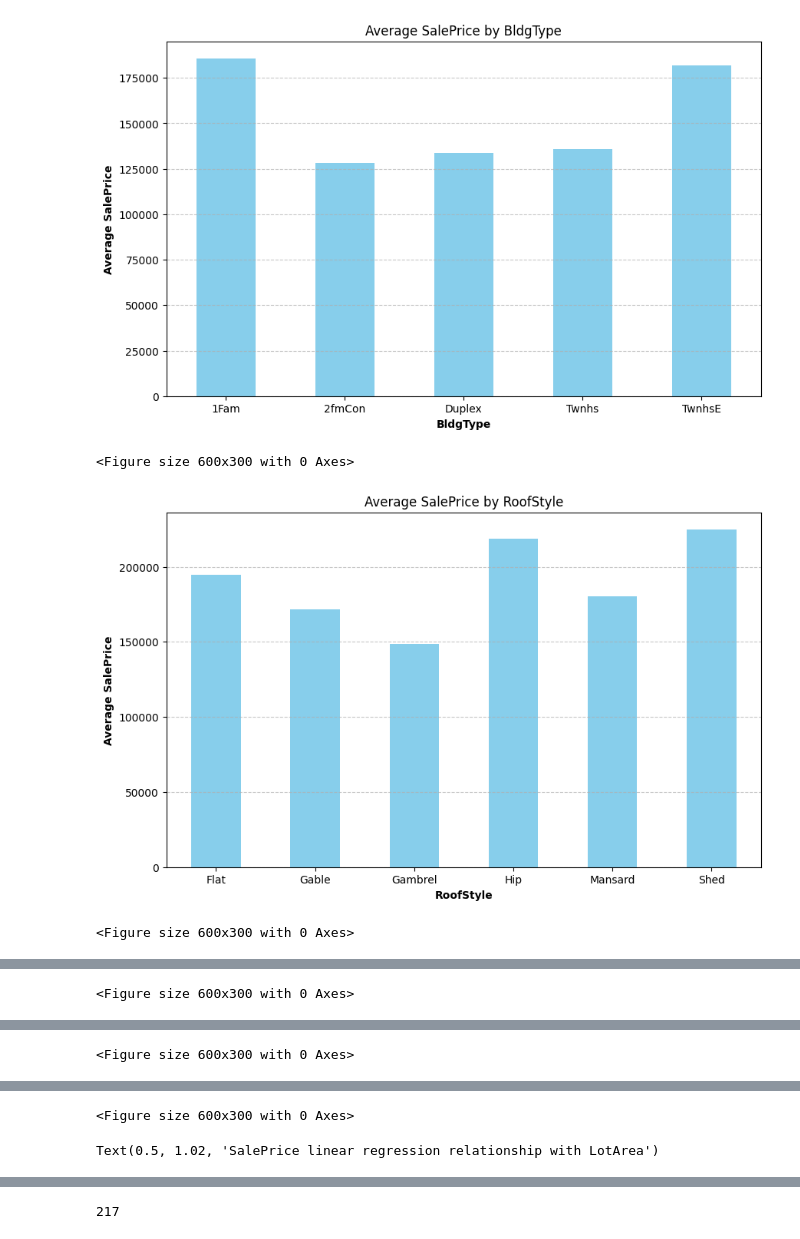
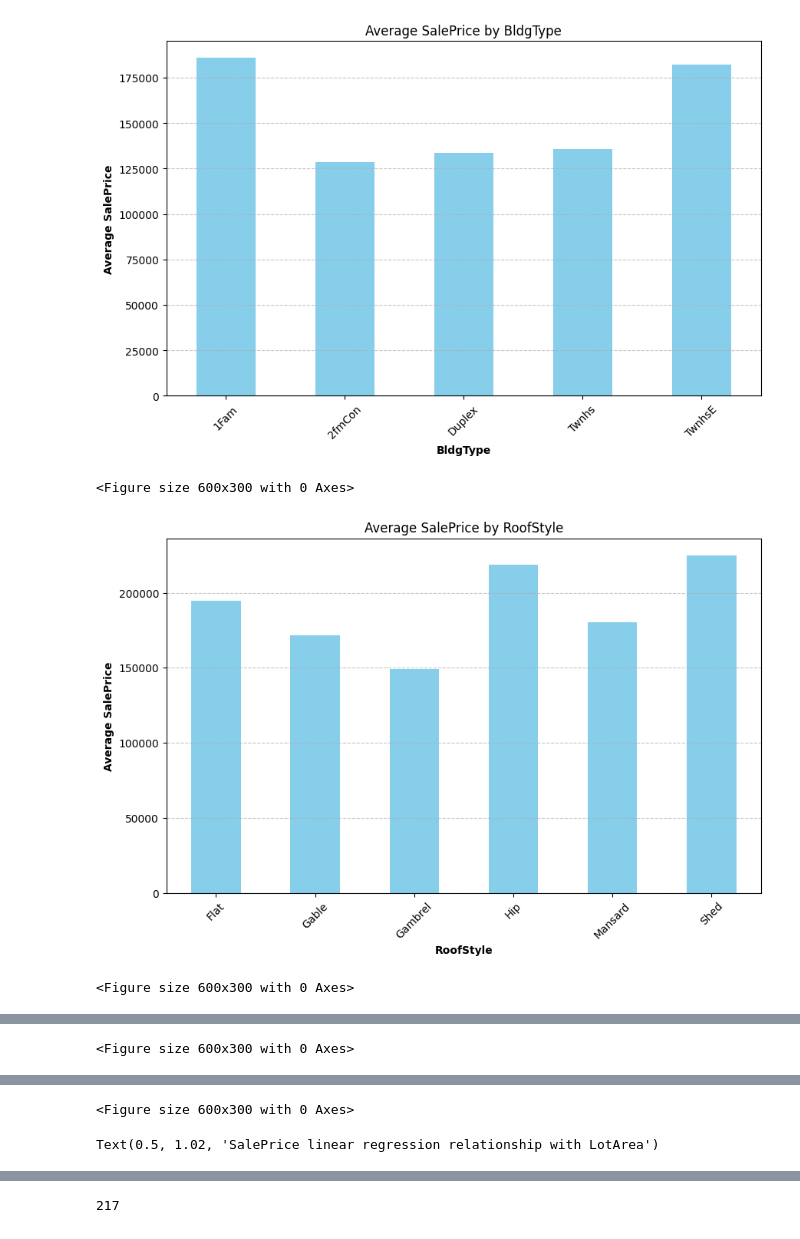
Before and after one commit to dana-fatemeh/Final-ML-Project, a Jupyter notebook: final-prj.ipynb, the cells around one changed output, grey strips where cells are left out. Saved outputs shown, nothing was run; the diff lists cells and outputs as text; code cells hidden in the pictures.

```diff
--- a/final-prj.ipynb
+++ b/final-prj.ipynb
@@ -52,29 +53,29 @@ data
 # %%
 # Plots to make better guesses on ordinal data selection:
 
 def ordinal_plot(ord_feat_name : str, num_feat_name : str):
     avg_price_by_feature = data.groupby(ord_feat_name)[num_feat_name].mean()
     avg_price_by_feature.plot.bar(figsize=(10, 6), color='skyblue', rot=0)
 
     plt.title(f'Average {num_feat_name} by {ord_feat_name}')
     plt.xlabel(f'{ord_feat_name}', fontweight='bold')
     plt.ylabel(f'Average {num_feat_name}', fontweight='bold')
     plt.grid(axis='y', linestyle='--', alpha=0.7)
+    plt.xticks(rotation=45)
 
     plt.figure(figsize=(6, 3))
     plt.tight_layout()
     plt.show()
 
 ordinal_plot("BldgType",'SalePrice')
 ordinal_plot('RoofStyle','SalePrice')
 ordinal_plot('LandContour','SalePrice')
-ordinal_plot('HouseStyle','LotArea')
-ordinal_plot('HouseStyle','SalePrice')
+ordinal_plot('Neighborhood','SalePrice')
 
 plot1 = sns.jointplot(x='SalePrice',y='LotArea',data=data,kind="reg",color="green", joint_kws={'line_kws':{'color':'cyan'}})
 plot1.figure.suptitle("SalePrice linear regression relationship with LotArea", y=1.02)
 # %% [output]
-[figure, old version]
+[figure, new version]
 <Figure size 600x300 with 0 Axes>
-[figure, old version]
+[figure, new version]
 <Figure size 600x300 with 0 Axes>
@@ -84 +85,2 @@ plot1.figure.suptitle("SalePrice linear regression relationship with LotArea", y
 <Figure size 600x300 with 0 Axes>
+Text(0.5, 1.02, 'SalePrice linear regression relationship with LotArea')
@@ -86,2 +87,0 @@ plot1.figure.suptitle("SalePrice linear regression relationship with LotArea", y
-<Figure size 600x300 with 0 Axes>
-Text(0.5, 1.02, 'SalePrice linear regression relationship with LotArea')
```
Also changed, not shown: parts of 10 cells of this notebook.
